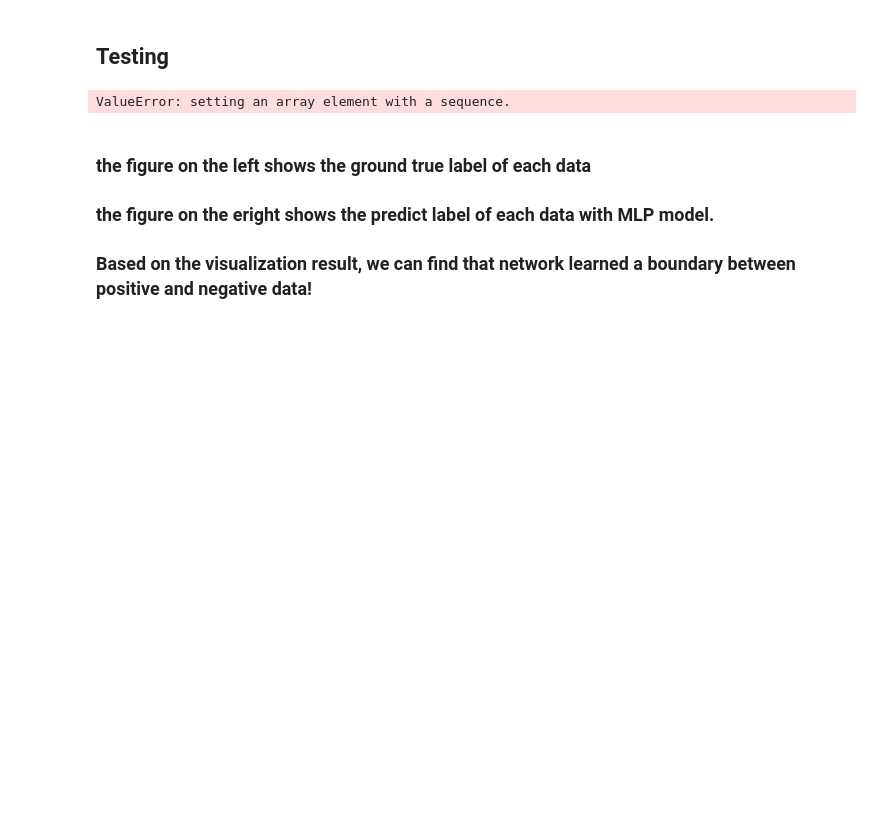
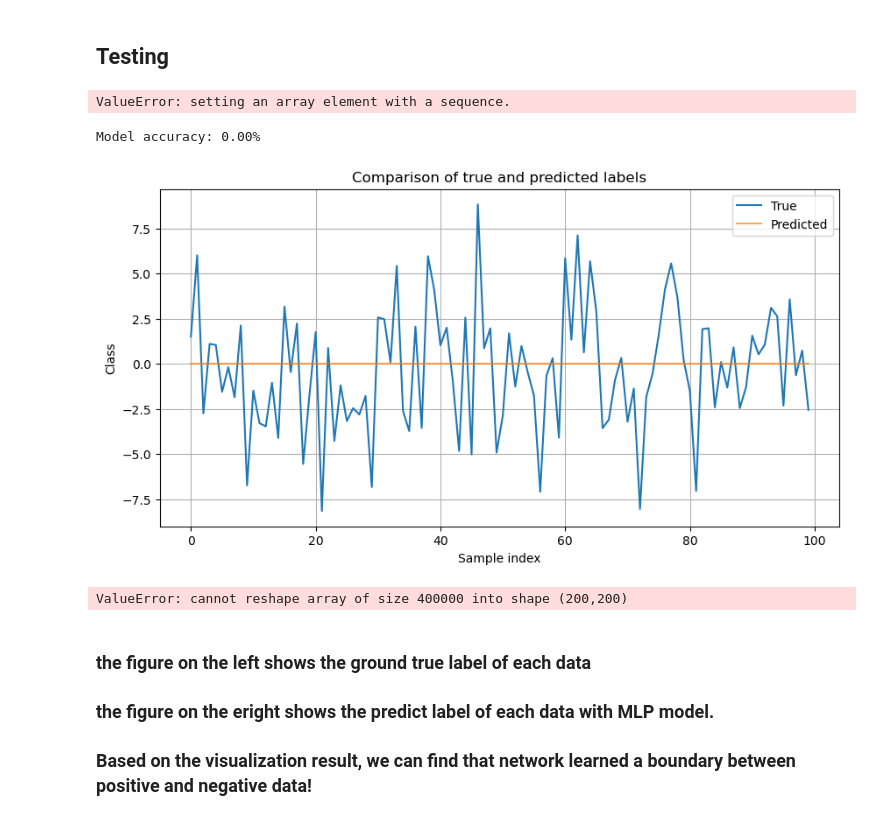
Before and after one commit to MattYu12138/ML, a Jupyter notebook: Assignment1-Dataset/Assign1.ipynb, the cells around one changed output. Saved outputs shown, nothing was run; the diff lists cells and outputs as text; code cells hidden in the pictures; blank space fills up the shorter version.

```diff
--- a/Assignment1-Dataset/Assign1.ipynb
+++ b/Assignment1-Dataset/Assign1.ipynb
@@ -334,7 +344,6 @@ class MLP:
                 # loss[it],delta=self.criterion_MSE(y[i],y_hat)
                 loss[it],delta=self.Cross_Entropy(y[i],y_hat)
                 self.backward(delta)
-                y
                 # update
                 self.update(learning_rate)
             to_return[k] = np.mean(loss)
@@ -348,6 +357,16 @@ class MLP:
         for i in np.arange(x.shape[0]):
             output[i] = self.forward(x[i,:])
         return output
+
+    # def predict(self, x):
+    #     x = np.array(x)
+    #     num_samples = x.shape[0]
+    #     # 假设输出层神经元的数量等于类别数
+    #     num_classes = self.layers[-1].W.shape[1]
+    #     output = np.zeros((num_samples, num_classes))
+    #     for i in range(num_samples):
+    #         output[i] = self.forward(x[i])
+    #     return output
 # %% [markdown]
 ## Learning
 # %%
@@ -381,13 +405,35 @@ output = nn.predict(input_data)
 # %% [output]
 ValueError: setting an array element with a sequence.
 # %%
-# visualizing the predict results
-# notes: since we use tanh function for the final layer, that means the output will be in range of [0,1]
-pl.figure(figsize=(8,6))
-pl.scatter(output_data, output, s=100)
-pl.xlabel('Targets')
-pl.ylabel('MLP output')
-pl.grid()
+# # visualizing the predict results
+# # notes: since we use tanh function for the final layer, that means the output will be in range of [0,1]
+# pl.figure(figsize=(8,6))
+# pl.scatter(output_data, output, s=100)
+
+
+# pl.xlabel('Targets')
+# pl.ylabel('MLP output')
+# pl.grid()
+
+# 将预测概率转换为预测类别
+predicted_classes = np.argmax(output, axis=1)
+# 计算准确度
+accuracy = np.mean(predicted_classes == output_data.flatten())
+
+print(f'Model accuracy: {accuracy*100:.2f}%')
+
+# 为了简单起见，这里我们只显示前100个样本的真实类别与预测类别
+pl.figure(figsize=(10, 5))
+pl.plot(output_data[:100], label='True')
+pl.plot(predicted_classes[:100], label='Predicted', alpha=0.7)
+pl.legend()
+pl.title('Comparison of true and predicted labels')
+pl.xlabel('Sample index')
+pl.ylabel('Class')
+pl.grid(True)
+# %% [output]
+Model accuracy: 0.00%
+[figure, added]
 # %%
 # create a mesh to plot in
 xx, yy = np.meshgrid(np.arange(-2, 2, .02),np.arange(-2, 2, .02))
@@ -414,6 +460,8 @@ pl.xlim(-2, 2)
 pl.ylim(-2, 2)
 pl.grid()
 pl.title('MLP output')
+# %% [output]
+ValueError: cannot reshape array of size 400000 into shape (200,200)
 # %% [markdown]
 ### the figure on the left shows the ground true label of each data
 ### the figure on the eright shows the predict label of each data with MLP model.
```
Also changed, not shown: parts of 5 cells of this notebook, 4 other files.
